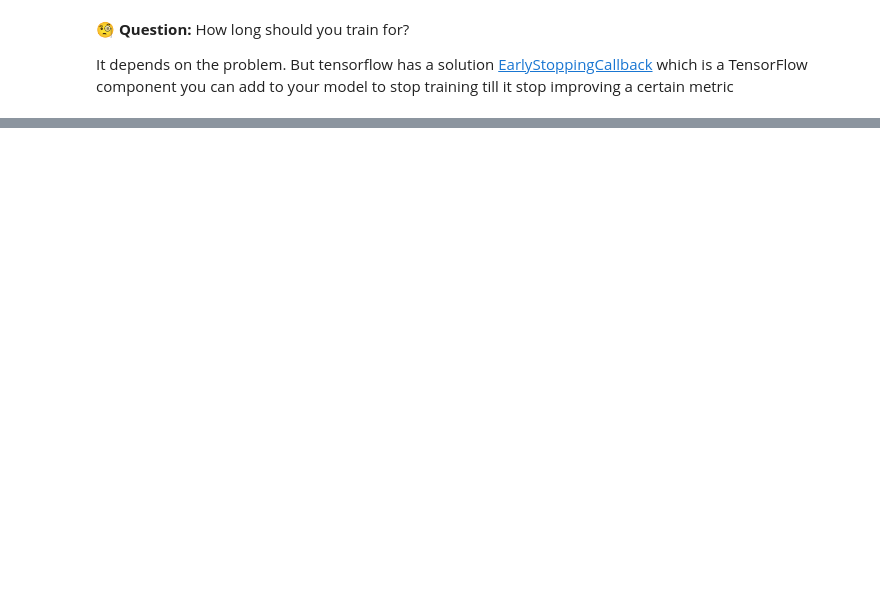
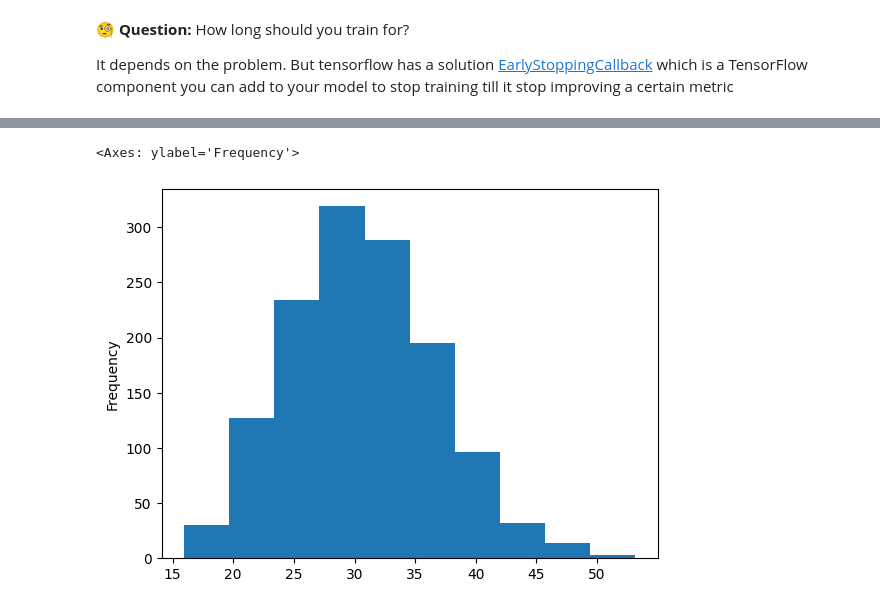
Before and after one commit to WillianVMR/tensorflow-experiments, a Jupyter notebook: experiments/medical_cost_prediction.ipynb, the cells around one changed output, grey strips where cells are left out. Drawn from its saved outputs; the diff is of its cells as text; code cells hidden in the pictures; blank space fills up the shorter version.

```diff
--- a/experiments/medical_cost_prediction.ipynb
+++ b/experiments/medical_cost_prediction.ipynb
@@ -254,0 +262,5 @@ But tensorflow has a solution [EarlyStoppingCallback](https://www.tensorflow.org
+# %%
+x['bmi'].plot(kind="hist")
+# %% [output]
+<Axes: ylabel='Frequency'>
+[figure, added]
```
Also changed, not shown: parts of 20 cells of this notebook.
